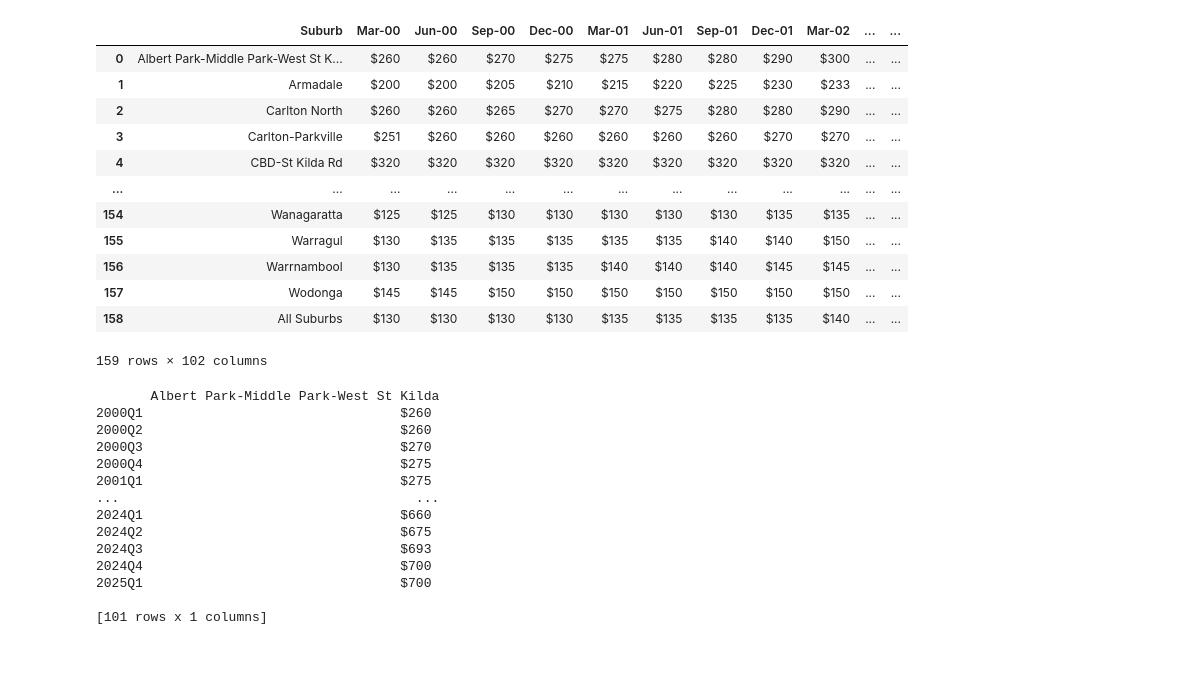
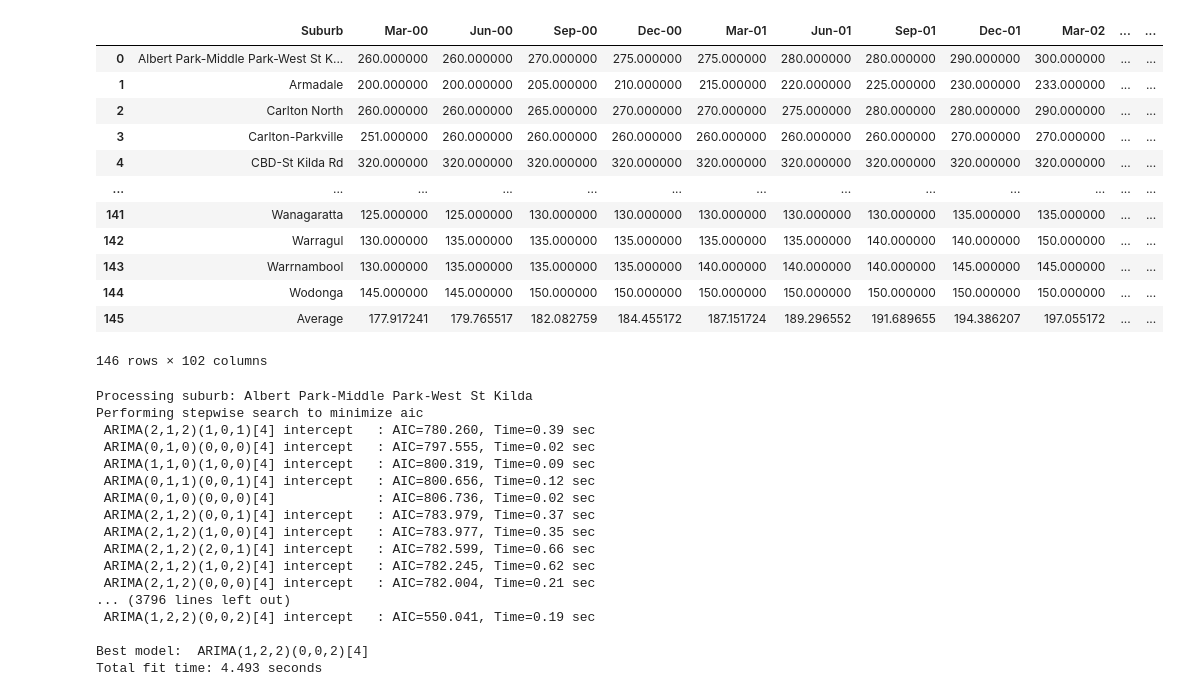
Before and after one commit to bicicow03/Group-Project-Real-Estate-Industry-Analysis, a Jupyter notebook: notebooks/EDA/arima.ipynb, the cells around one changed output. Drawn from its saved outputs; the diff is of its cells as text; code cells hidden in the pictures; blank space fills up the shorter version.

Commit message:
update time serires

```diff
--- a/notebooks/EDA/arima.ipynb
+++ b/notebooks/EDA/arima.ipynb
@@ -8,34 +6,49 @@ ValueError: numpy.dtype size changed, may indicate binary incompatibility. Expec
 # %%
 historical_data = pd.read_csv('../../data/raw/historical_rent_by_suburb.csv')
 
 historical_data.drop(columns=['Unnamed: 1'], inplace=True)
 historical_data.rename(columns={'Unnamed: 0': 'Suburb'}, inplace=True)
 historical_data.set_index('Suburb', inplace=True)
 
 all_columns = [col for col in historical_data.columns if "." in col]
 historical_data = historical_data[all_columns]
 
 historical_data.rename(columns=lambda x: x.split(".")[0], inplace=True)
 historical_data = historical_data.iloc[1:, :]
 
 historical_data = historical_data.reset_index()
-historical_data.loc[historical_data.index[158:], "Suburb"] = "All Suburbs"
+
+historical_data = historical_data.replace(r'\$', '', regex=True)
+historical_data = historical_data[~historical_data.isin(['-']).any(axis=1)]
+
+historical_data= historical_data[historical_data['Suburb'] !=  'Group Total']
+
+# cols_to_drop = historical_data.columns[1:81]
+# historical_data = historical_data.drop(columns=cols_to_drop)
+
+for col in historical_data.columns:
+    if col != 'Suburb':
+        historical_data[col] = pd.to_numeric(historical_data[col], errors='coerce')
+
+avg_row = historical_data.drop(columns=['Suburb']).mean(numeric_only=True)
+avg_row['Suburb'] = 'Average'
+historical_data = pd.concat([historical_data, pd.DataFrame([avg_row])], ignore_index=True)
 
 historical_data
 # %% [output]
 |  | Suburb | Mar-00 | Jun-00 | Sep-00 | Dec-00 | Mar-01 | Jun-01 | Sep-01 | Dec-01 | Mar-02 | ... | ... |
-| 0 | Albert Park-Middle Park-West St K... | $260 | $260 | $270 | $275 | $275 | $280 | $280 | $290 | $300 | ... | ... |
-| 1 | Armadale | $200 | $200 | $205 | $210 | $215 | $220 | $225 | $230 | $233 | ... | ... |
-| 2 | Carlton North | $260 | $260 | $265 | $270 | $270 | $275 | $280 | $280 | $290 | ... | ... |
-| 3 | Carlton-Parkville | $251 | $260 | $260 | $260 | $260 | $260 | $260 | $270 | $270 | ... | ... |
-| 4 | CBD-St Kilda Rd | $320 | $320 | $320 | $320 | $320 | $320 | $320 | $320 | $320 | ... | ... |
+| 0 | Albert Park-Middle Park-West St K... | 260.000000 | 260.000000 | 270.000000 | 275.000000 | 275.000000 | 280.000000 | 280.000000 | 290.000000 | 300.000000 | ... | ... |
+| 1 | Armadale | 200.000000 | 200.000000 | 205.000000 | 210.000000 | 215.000000 | 220.000000 | 225.000000 | 230.000000 | 233.000000 | ... | ... |
+| 2 | Carlton North | 260.000000 | 260.000000 | 265.000000 | 270.000000 | 270.000000 | 275.000000 | 280.000000 | 280.000000 | 290.000000 | ... | ... |
+| 3 | Carlton-Parkville | 251.000000 | 260.000000 | 260.000000 | 260.000000 | 260.000000 | 260.000000 | 260.000000 | 270.000000 | 270.000000 | ... | ... |
+| 4 | CBD-St Kilda Rd | 320.000000 | 320.000000 | 320.000000 | 320.000000 | 320.000000 | 320.000000 | 320.000000 | 320.000000 | 320.000000 | ... | ... |
 | ... | ... | ... | ... | ... | ... | ... | ... | ... | ... | ... | ... | ... |
-| 154 | Wanagaratta | $125 | $125 | $130 | $130 | $130 | $130 | $130 | $135 | $135 | ... | ... |
-| 155 | Warragul | $130 | $135 | $135 | $135 | $135 | $135 | $140 | $140 | $150 | ... | ... |
-| 156 | Warrnambool | $130 | $135 | $135 | $135 | $140 | $140 | $140 | $145 | $145 | ... | ... |
-| 157 | Wodonga | $145 | $145 | $150 | $150 | $150 | $150 | $150 | $150 | $150 | ... | ... |
-| 158 | All Suburbs | $130 | $130 | $130 | $130 | $135 | $135 | $135 | $135 | $140 | ... | ... |
+| 141 | Wanagaratta | 125.000000 | 125.000000 | 130.000000 | 130.000000 | 130.000000 | 130.000000 | 130.000000 | 135.000000 | 135.000000 | ... | ... |
+| 142 | Warragul | 130.000000 | 135.000000 | 135.000000 | 135.000000 | 135.000000 | 135.000000 | 140.000000 | 140.000000 | 150.000000 | ... | ... |
+| 143 | Warrnambool | 130.000000 | 135.000000 | 135.000000 | 135.000000 | 140.000000 | 140.000000 | 140.000000 | 145.000000 | 145.000000 | ... | ... |
+| 144 | Wodonga | 145.000000 | 145.000000 | 150.000000 | 150.000000 | 150.000000 | 150.000000 | 150.000000 | 150.000000 | 150.000000 | ... | ... |
+| 145 | Average | 177.917241 | 179.765517 | 182.082759 | 184.455172 | 187.151724 | 189.296552 | 191.689655 | 194.386207 | 197.055172 | ... | ... |
-159 rows × 102 columns
+146 rows × 102 columns
 # %%
 def forecast_suburb(data):
     plot = None
@@ -45,6 +58,7 @@ results = {}
 forecasts = {}
 
 for suburb in historical_data['Suburb'].unique():
+    print(f"Processing suburb: {suburb}")
     # Extract suburb data
     suburb_data = historical_data[historical_data['Suburb'] == suburb].drop(columns=['Suburb']).T
     suburb_data.index = pd.to_datetime(suburb_data.index, format='%b-%y')
@@ -84,20 +98,23 @@ for suburb in historical_data['Suburb'].unique():
     plt.grid(True)
 
     # Save figure
-    plt.savefig(f"{suburb}_forecast.png")
+    plt.savefig(f"../../Graphs/time_series_each_suburb/{suburb}_forecast.png")
     plt.close()  # Close to avoid displaying immediately
 # %% [output]
-       Albert Park-Middle Park-West St Kilda
-2000Q1                                 $260
-2000Q2                                 $260
-2000Q3                                 $270
-2000Q4                                 $275
-2001Q1                                 $275
-...                                      ...
-2024Q1                                 $660
-2024Q2                                 $675
-2024Q3                                 $693
-2024Q4                                 $700
-2025Q1                                 $700
+Processing suburb: Albert Park-Middle Park-West St Kilda
+Performing stepwise search to minimize aic
+ ARIMA(2,1,2)(1,0,1)[4] intercept   : AIC=780.260, Time=0.39 sec
+ ARIMA(0,1,0)(0,0,0)[4] intercept   : AIC=797.555, Time=0.02 sec
+ ARIMA(1,1,0)(1,0,0)[4] intercept   : AIC=800.319, Time=0.09 sec
+ ARIMA(0,1,1)(0,0,1)[4] intercept   : AIC=800.656, Time=0.12 sec
+ ARIMA(0,1,0)(0,0,0)[4]             : AIC=806.736, Time=0.02 sec
+ ARIMA(2,1,2)(0,0,1)[4] intercept   : AIC=783.979, Time=0.37 sec
+ ARIMA(2,1,2)(1,0,0)[4] intercept   : AIC=783.977, Time=0.35 sec
+ ARIMA(2,1,2)(2,0,1)[4] intercept   : AIC=782.599, Time=0.66 sec
+ ARIMA(2,1,2)(1,0,2)[4] intercept   : AIC=782.245, Time=0.62 sec
+ ARIMA(2,1,2)(0,0,0)[4] intercept   : AIC=782.004, Time=0.21 sec
+... (3796 lines left out)
+ ARIMA(1,2,2)(0,0,2)[4] intercept   : AIC=550.041, Time=0.19 sec
 
-[101 rows x 1 columns]
+Best model:  ARIMA(1,2,2)(0,0,2)[4]
+Total fit time: 4.493 seconds
```
Also changed, not shown: parts of 2 cells of this notebook.
